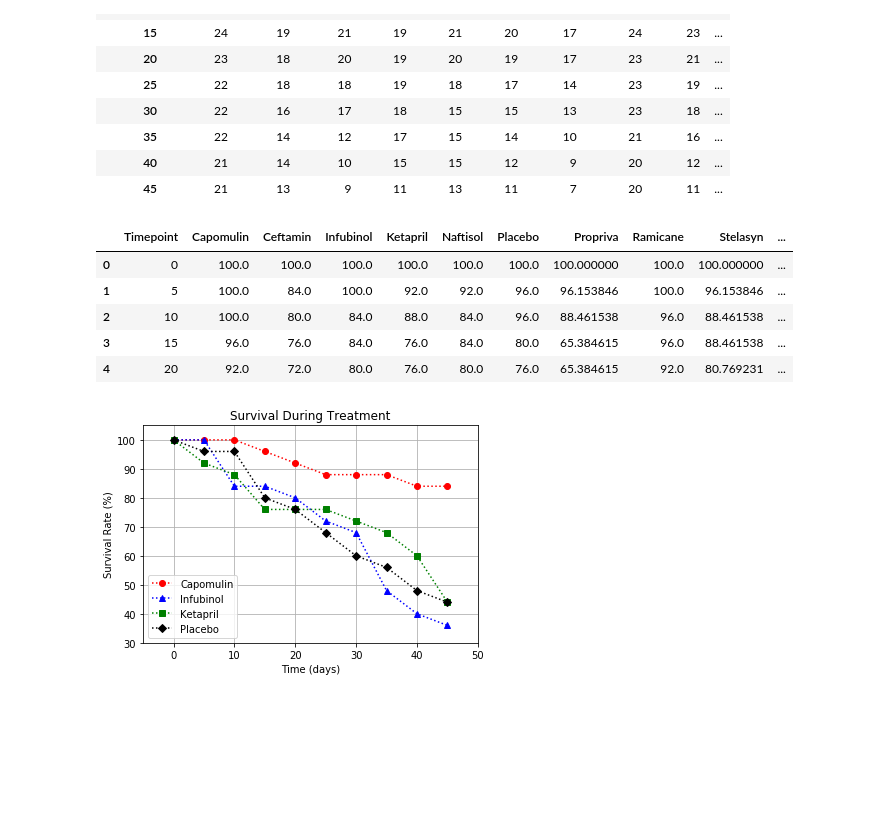
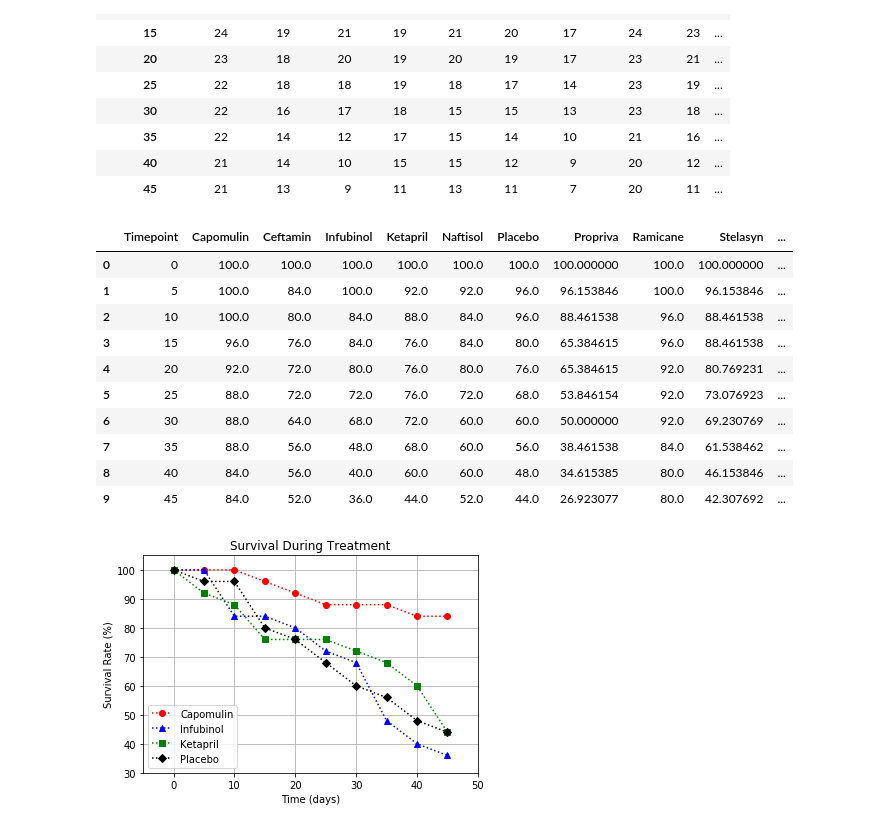
Before and after one commit to macsherwin78/SMU_Homework, a Jupyter notebook: Unit_05_Matplotlib/pymaceuticals_starter-Copy3.ipynb, the cells around one changed output. Drawn from its saved outputs; the diff is of its cells as text; code cells hidden in the pictures; blank space fills up the shorter version.

```diff
--- a/Unit_05_Matplotlib/pymaceuticals_starter-Copy3.ipynb
+++ b/Unit_05_Matplotlib/pymaceuticals_starter-Copy3.ipynb
@@ -267,26 +267,31 @@ prcnt_mouse_Zoniferol=count_mouse_pivot.Zoniferol.subtract(25).add(25).div(25)*1
 # %%
 #rebuilding a df for percentage
 
 Timepoint=[0,5,10,15,20,25,30,35,40,45]
 
 list_of_tuples = list(zip(Timepoint, prcnt_mouse_Capomulin, prcnt_mouse_Ceftamin, prcnt_mouse_Infubinol,
                          prcnt_mouse_Ketapril, prcnt_mouse_Naftisol, prcnt_mouse_Placebo,
                          prcnt_mouse_Propriva, prcnt_mouse_Ramicane, prcnt_mouse_Stelasyn,
                          prcnt_mouse_Zoniferol))
 
 list_of_tuples
 
 count_mouse = pd.DataFrame(list_of_tuples, columns = ['Timepoint','Capomulin', 'Ceftamin', 'Infubinol',
                          'Ketapril', 'Naftisol', 'Placebo', 'Propriva', 'Ramicane', 'Stelasyn',
                          'Zoniferol'])
-count_mouse.head()
+count_mouse
 # %% [output]
 |  | Timepoint | Capomulin | Ceftamin | Infubinol | Ketapril | Naftisol | Placebo | Propriva | Ramicane | Stelasyn | ... |
 | 0 | 0 | 100.0 | 100.0 | 100.0 | 100.0 | 100.0 | 100.0 | 100.000000 | 100.0 | 100.000000 | ... |
 | 1 | 5 | 100.0 | 84.0 | 100.0 | 92.0 | 92.0 | 96.0 | 96.153846 | 100.0 | 96.153846 | ... |
 | 2 | 10 | 100.0 | 80.0 | 84.0 | 88.0 | 84.0 | 96.0 | 88.461538 | 96.0 | 88.461538 | ... |
 | 3 | 15 | 96.0 | 76.0 | 84.0 | 76.0 | 84.0 | 80.0 | 65.384615 | 96.0 | 88.461538 | ... |
 | 4 | 20 | 92.0 | 72.0 | 80.0 | 76.0 | 80.0 | 76.0 | 65.384615 | 92.0 | 80.769231 | ... |
+| 5 | 25 | 88.0 | 72.0 | 72.0 | 76.0 | 72.0 | 68.0 | 53.846154 | 92.0 | 73.076923 | ... |
+| 6 | 30 | 88.0 | 64.0 | 68.0 | 72.0 | 60.0 | 60.0 | 50.000000 | 92.0 | 69.230769 | ... |
+| 7 | 35 | 88.0 | 56.0 | 48.0 | 68.0 | 60.0 | 56.0 | 38.461538 | 84.0 | 61.538462 | ... |
+| 8 | 40 | 84.0 | 56.0 | 40.0 | 60.0 | 60.0 | 48.0 | 34.615385 | 80.0 | 46.153846 | ... |
+| 9 | 45 | 84.0 | 52.0 | 36.0 | 44.0 | 52.0 | 44.0 | 26.923077 | 80.0 | 42.307692 | ... |
 # %%
 fig, ax3 = plt.subplots()
 #mouse count
```
Also changed, not shown: parts of 3 cells of this notebook.
